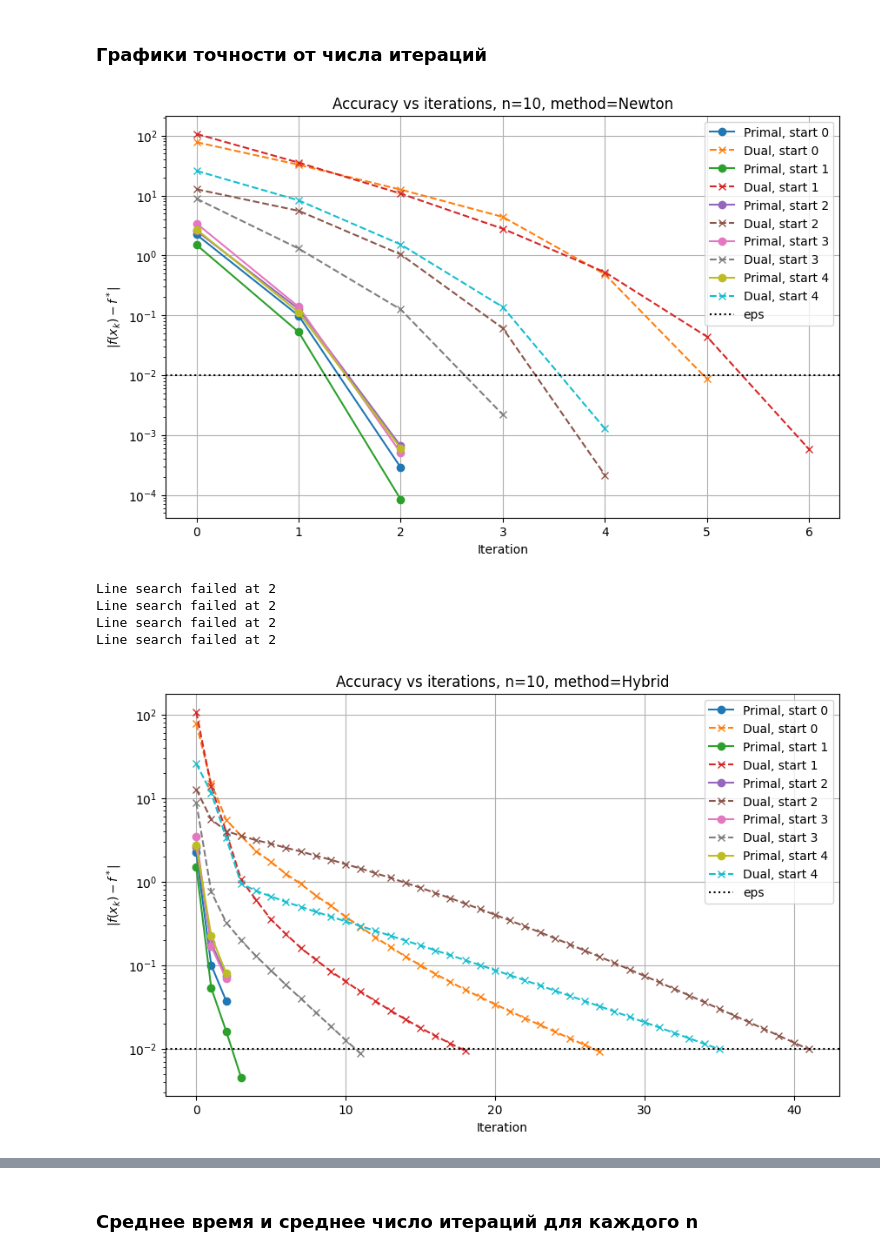
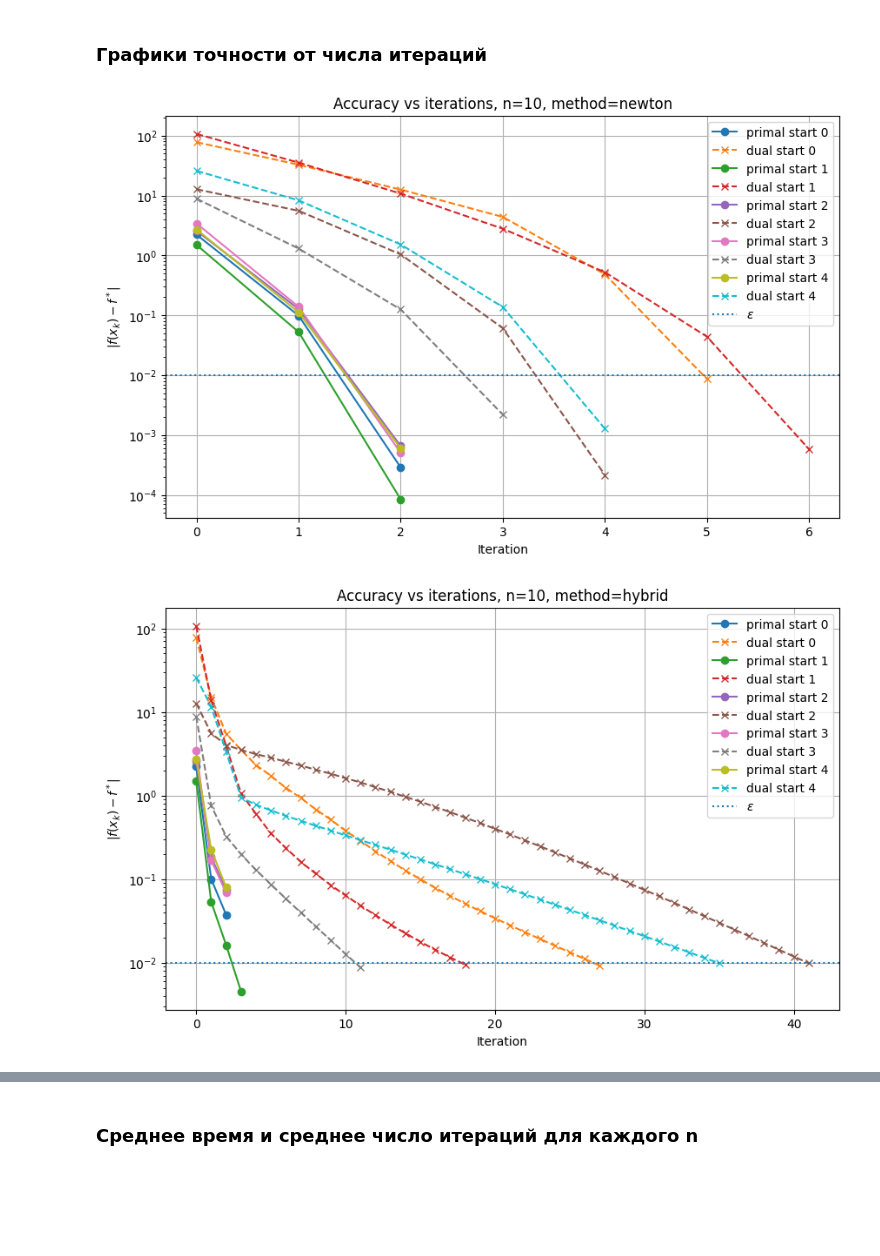
Before and after one commit to owmtgf/IAD_MAG_OptMethods, a Jupyter notebook: LAB3/main.ipynb, the cells around one changed output, grey strips where cells are left out. Drawn from its saved outputs; the diff is of its cells as text; code cells hidden in the pictures; blank space fills up the shorter version.

Commit message:
[LAB3] Add Nesterov and plots

```diff
--- a/LAB3/main.ipynb
+++ b/LAB3/main.ipynb
@@ -1181,61 +1343,54 @@ Pickle results saved to results/broyden_results.pkl
 # %% [markdown]
 ### Графики точности от числа итераций
 # %%
-def plot_errors_for_n10(problem, primal_solver, dual_solver, method_name, num_starts=5):
+def get_errors(history):
+    return [h["error"] for h in history]
+
+
+def get_iters(history):
+    return [h["iter"] for h in history]
+
+
+def plot_accuracy_for_n10(df_all, method_name):
+    df_n10 = df_all[
+        (df_all["n"] == 10) &
+        (df_all["problem_id"] == df_all[df_all["n"] == 10]["problem_id"].min()) &
+        (df_all["method"] == method_name)
+    ]
+
     plt.figure(figsize=(10, 6))
 
-    for start_id in range(num_starts):
-        x0 = problem["primal_starts"][start_id]
-        nu0 = problem["dual_starts"][start_id]
-
-        x_sol, hist_p = primal_solver(problem, x0)
-        nu_sol, hist_d = dual_solver(problem, nu0)
+    for _, row in df_n10.iterrows():
+        start_id = row["start_id"]
 
         plt.semilogy(
-            [h["iter"] for h in hist_p],
-            [h["error"] for h in hist_p],
+            get_iters(row["primal_history"]),
+            get_errors(row["primal_history"]),
             marker="o",
-            label=f"Primal, start {start_id}"
+            label=f"primal start {start_id}"
         )
 
         plt.semilogy(
-            [h["iter"] for h in hist_d],
-            [h["error"] for h in hist_d],
+            get_iters(row["dual_history"]),
+            get_errors(row["dual_history"]),
             marker="x",
             linestyle="--",
-            label=f"Dual, start {start_id}"
+            label=f"dual start {start_id}"
         )
 
-    plt.axhline(EPS, color="black", linestyle=":", label="eps")
+    plt.axhline(EPS, linestyle=":", label=r"$\varepsilon$")
     plt.xlabel("Iteration")
     plt.ylabel(r"$|f(x_k)-f^*|$")
     plt.title(f"Accuracy vs iterations, n=10, method={method_name}")
     plt.grid(True)
     plt.legend()
     plt.show()
-# %%
-problem_n10 = [p for p in problems if p["n"] == 10][0]
-
-plot_errors_for_n10(
-    problem_n10,
-    primal_solver=newton_primal,
-    dual_solver=newton_dual,
-    method_name="Newton",
-    num_starts=5
-)
-# %% [output]
-[figure, removed]
-# %%
-plot_errors_for_n10(
-    problem_n10,
-    primal_solver=hybrid_primal,
-    dual_solver=hybrid_dual,
-    method_name="Hybrid",
-    num_starts=5
-)
-# %% [output]
-Line search failed at 2
-Line search failed at 2
-Line search failed at 2
-Line search failed at 2
-[figure, removed]
+# %%
+plot_accuracy_for_n10(df_all, "newton")
+plot_accuracy_for_n10(df_all, "hybrid")
+plot_accuracy_for_n10(df_all, "bfgs")
+plot_accuracy_for_n10(df_all, "broyden")
+plot_accuracy_for_n10(df_all, "nesterov")
+# %% [output]
+[figure, added]
+[figure, added]
```
Also changed, not shown: parts of 23 cells of this notebook.
